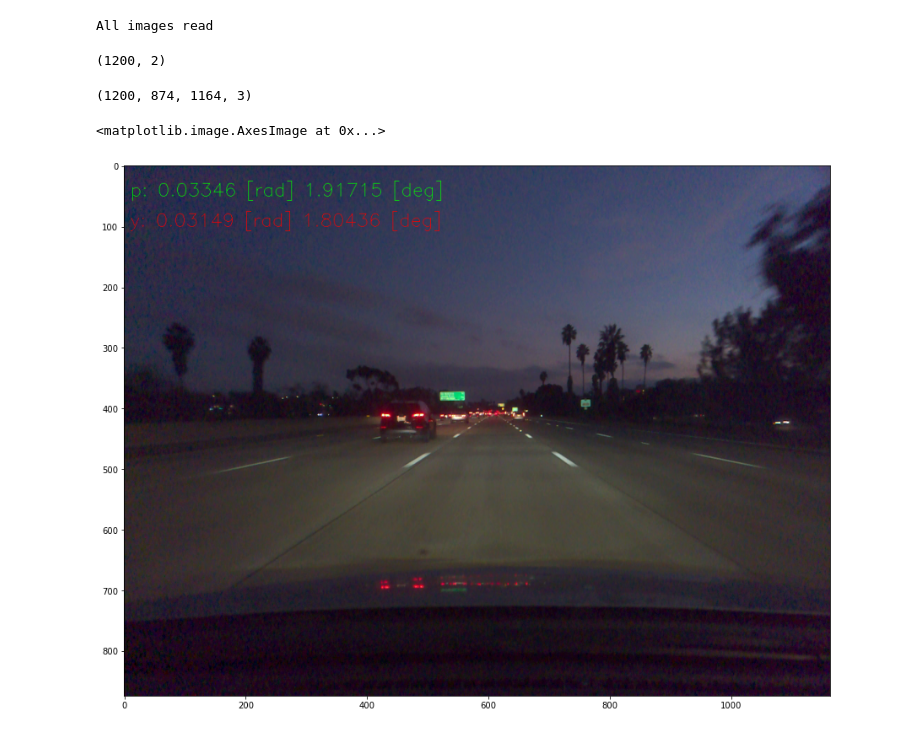
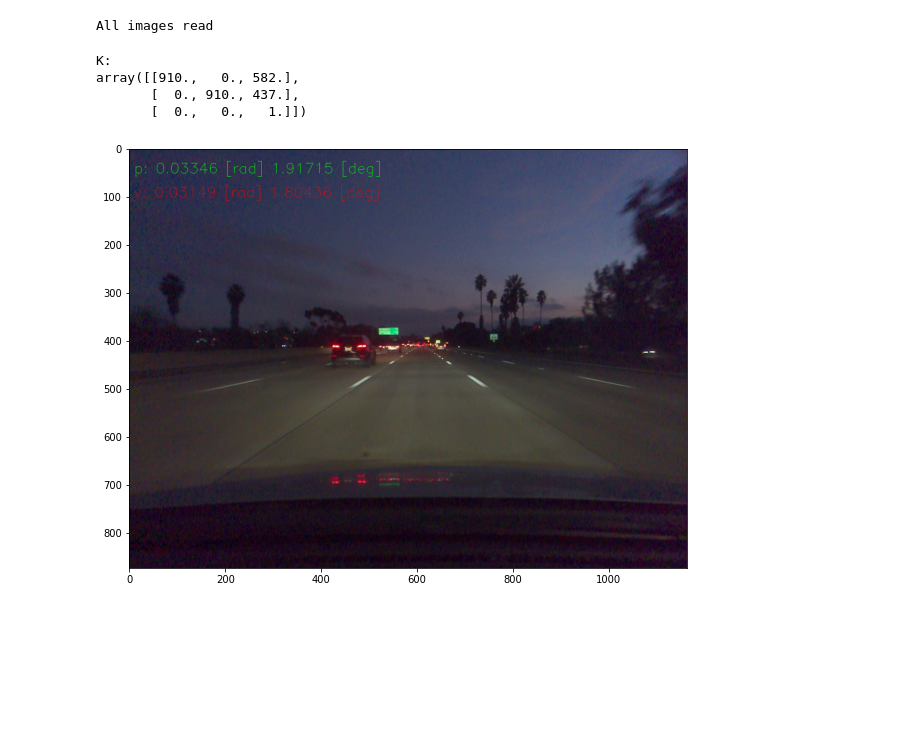
Before and after one commit to styczen/calib_challenge, a Jupyter notebook: optical_flow.ipynb, the cells around one changed output. Saved outputs shown, nothing was run; the diff lists cells and outputs as text; code cells hidden in the pictures; blank space fills up the shorter version.

```diff
--- a/optical_flow.ipynb
+++ b/optical_flow.ipynb
@@ -14,5 +13,5 @@ FPS = 20
 FOCAL = 910  # pixels
 # %%
 # List files with videos and velocities
-videos = sorted(glob.glob('labeled/*.hevc'))
-vels = sorted(glob.glob('labeled/*.txt'))
+videos_paths = sorted(glob.glob('labeled/*.hevc'))
+angles_paths = sorted(glob.glob('labeled/*.txt'))
@@ -22,56 +18,66 @@ curr_vel, curr_vid = vels[0], videos[0]
 # %%
-# Load all images from capture
-imgs = []
-cap = cv2.VideoCapture(curr_vid)
-dir_x_y = np.loadtxt(curr_vel)
-while cap.isOpened():
-    ret, frame = cap.read()
-    if ret:
-        frame = cv2.cvtColor(frame, cv2.COLOR_BGR2RGB)
-        imgs.append(frame)
-    else:
-        print('All images read')
-        break
-imgs = np.array(imgs)
-cap.release()
-H, W = imgs[0].shape[:2]
-CX = W / 2
-CY = H / 2
-K = np.array([[FOCAL,     0, CX],
-              [    0, FOCAL, CY],
-              [    0,     0,  1]])
+def load_images_and_angles(video_path: str, angles_path: str):
+    '''This function loads images and angles.
+
+    TODO
+    '''
+    imgs = []
+    cap = cv2.VideoCapture(video_path)
+    dir_x_y = np.loadtxt(angles_path)
+    while cap.isOpened():
+        ret, frame = cap.read()
+        if ret:
+            frame = cv2.cvtColor(frame, cv2.COLOR_BGR2RGB)
+            imgs.append(frame)
+        else:
+            print('All images read')
+            break
+    imgs = np.array(imgs)
+    cap.release()
+    return imgs, dir_x_y
-# %% [output]
-All images read
-# %%
-dir_x_y.shape
-# %% [output]
-(1200, 2)
-# %%
-imgs.shape
-# %% [output]
-(1200, 874, 1164, 3)
+# %%
+# Load images and angles for the first video
+imgs, dir_x_y = load_images_and_angles(videos_paths[0], angles_paths[0])
+# %% [output]
+All images read
+# %%
+# Get intrinsic matrix from resolution and focal lenght. There are no distortion
+# because no distortion coefficients are provided.
+H, W = imgs[0].shape[:2]
+CX = W / 2
+CY = H / 2
+K = np.array([[FOCAL,     0, CX],
+              [    0, FOCAL, CY],
+              [    0,     0,  1]])
+print('K:', repr(K), sep='\n')
+# %% [output]
+K:
+array([[910.,   0., 582.],
+       [  0., 910., 437.],
+       [  0.,   0.,   1.]])
 # %%
 # Visualize single frame
+
 frame_no = 0
 frame = imgs[frame_no].copy()
 pitch = dir_x_y[frame_no][0]
 pitch_deg = np.rad2deg(pitch)
 yaw = dir_x_y[frame_no][1]
 yaw_deg = np.rad2deg(yaw)
 cv2.putText(img=frame,
             text=f'p: {pitch:.5f} [rad] {pitch_deg:.5f} [deg]',
             org=(10, 50),
             fontFace=cv2.FONT_HERSHEY_SIMPLEX,
             fontScale=1,
             color=(0, 255, 0))
 cv2.putText(img=frame,
             text=f'y: {yaw:.5f} [rad] {yaw_deg:.5f} [deg]',
             org=(10, 100),
             fontFace=cv2.FONT_HERSHEY_SIMPLEX,
             fontScale=1,
             color=(255, 0, 0))
-plt.figure(figsize=(15, 15))
+plt.figure(figsize=(10, 10))
 plt.imshow(frame)
+plt.show()
 # %% [output]
-<matplotlib.image.AxesImage at 0x...>
-[figure, old version]
+[figure, new version]
```
Also changed, not shown: parts of 6 cells of this notebook, 1 other file.
